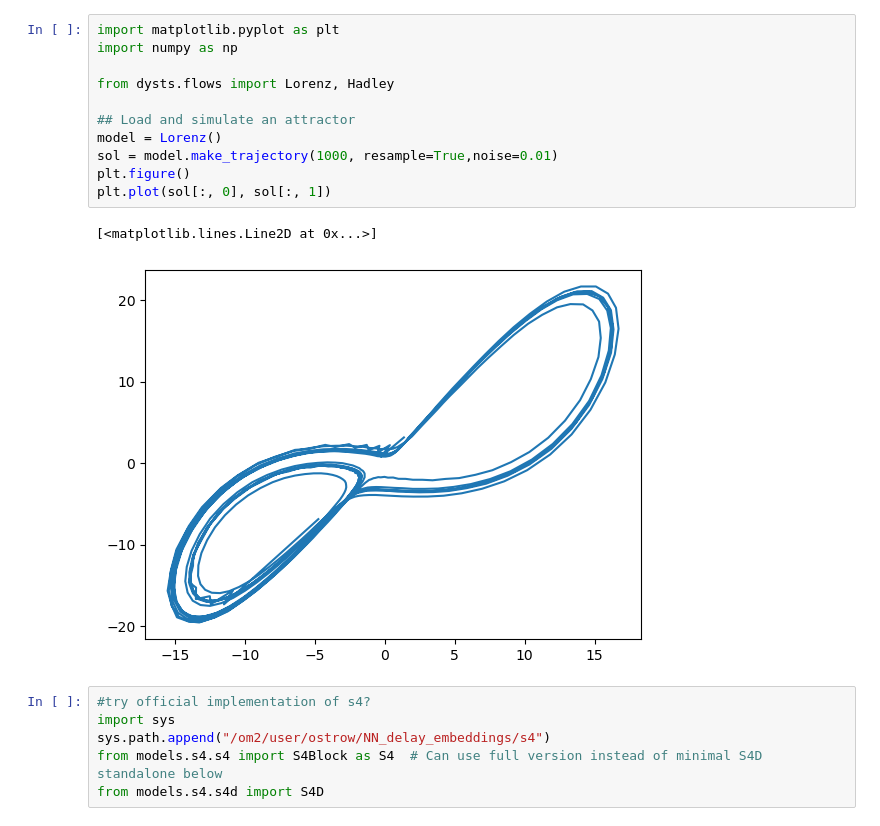
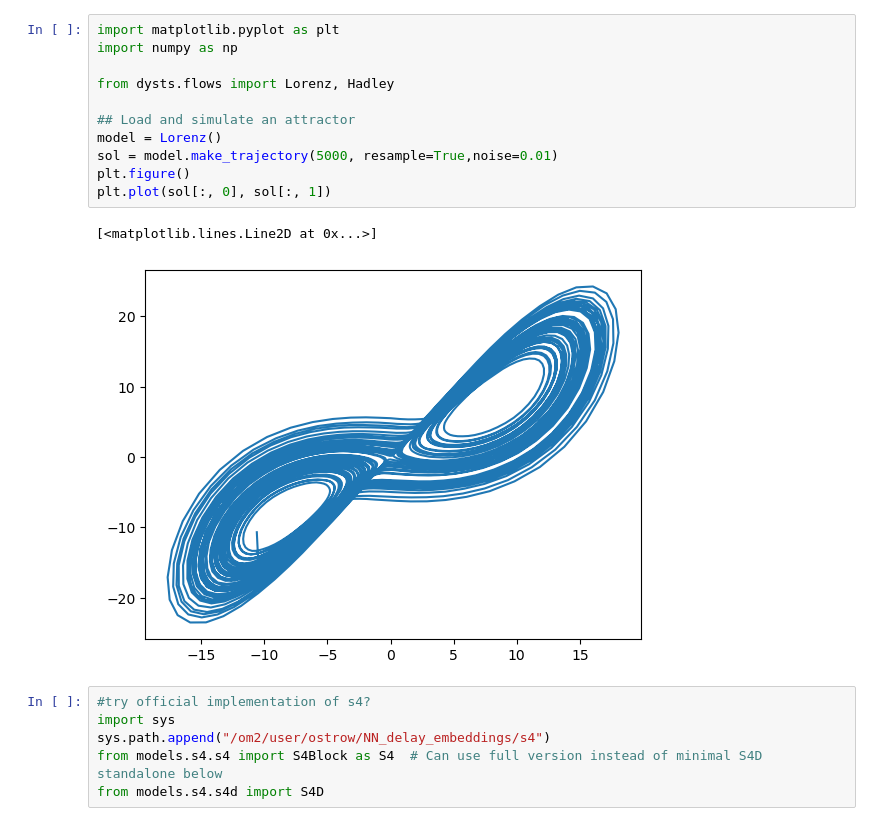
Before and after one commit to mitchellostrow/nn_delay_embeddings, a Jupyter notebook: notebooks/4-10-24 s4_test.ipynb, the cells around one changed output. Drawn from its saved outputs; the diff is of its cells as text.

```diff
--- a/notebooks/4-10-24 s4_test.ipynb
+++ b/notebooks/4-10-24 s4_test.ipynb
@@ -8,17 +12,17 @@ import torch
 # %%
 import matplotlib.pyplot as plt
 import numpy as np
 
 from dysts.flows import Lorenz, Hadley
 
 ## Load and simulate an attractor
 model = Lorenz()
-sol = model.make_trajectory(1000, resample=True,noise=0.01)
+sol = model.make_trajectory(5000, resample=True,noise=0.01)
 plt.figure()
 plt.plot(sol[:, 0], sol[:, 1])
 # %% [output]
 [<matplotlib.lines.Line2D at 0x...>]
-[figure, old version]
+[figure, new version]
 # %%
 #try official implementation of s4?
 import sys
```
Also changed, not shown: parts of 12 cells of this notebook, 3 other files.
